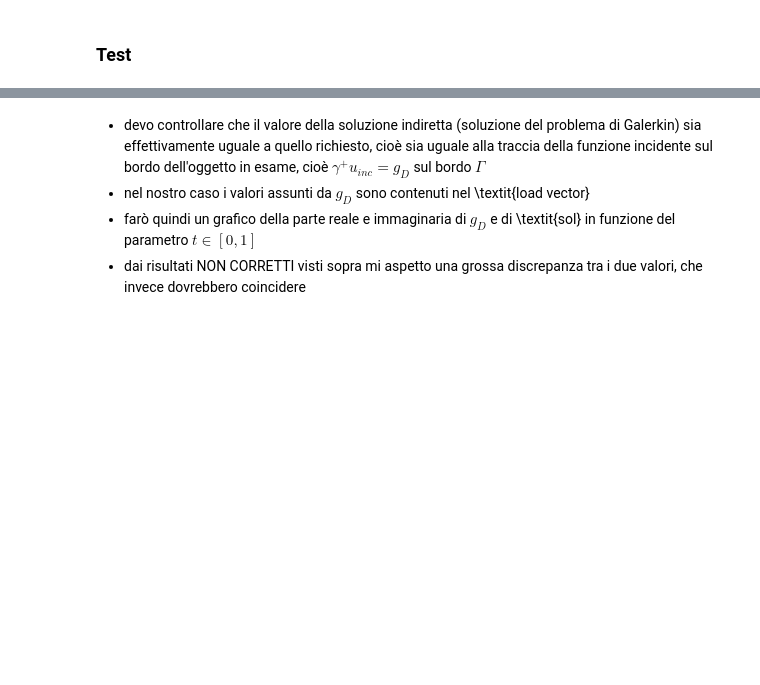
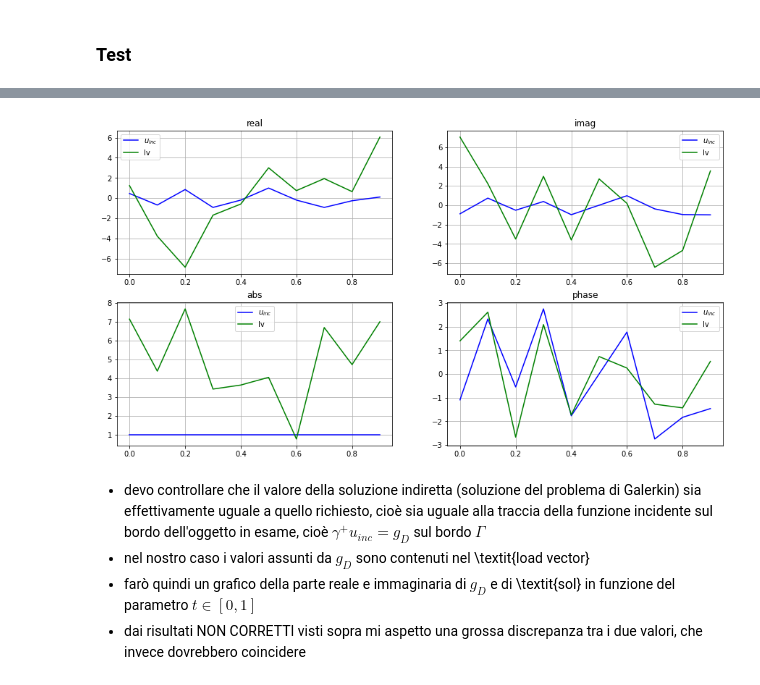
Before and after one commit to EliaStocco/Bspline, a Jupyter notebook: python/BEM-triangle.ipynb, the cells around one changed output, grey strips where cells are left out. Saved outputs shown, nothing was run; the diff lists cells and outputs as text; code cells hidden in the pictures; blank space fills up the shorter version.

```diff
--- a/python/BEM-triangle.ipynb
+++ b/python/BEM-triangle.ipynb
@@ -486,7 +483,7 @@ T = np.linspace(xminBs,xmaxBs,NN,endpoint=False)
 xy   = bs.evaluate(T)
 uinc = plane_wave(xy)
 # %%
-READ = True
+READ = False
 SAVE = False
 
 file = file_dir+"test-slp-basis-plane_wave-"+suffix
@@ -497,7 +494,7 @@ if os.path.exists(file) and READ == True :
     slpB = test.load("slp-BEM",file)
 
 else :
-    opts = opts={"ready_slp_BEM":False,"copy_slp_BEM":False,"print":True}
+    opts = opts={"ready_slp_BEM":False,"copy_slp_BEM":False,"print":True,"delta":[100]}
     slpB = test.single_layer_potential_basis_BEM(XY=xy,k=wavevector,opts=opts)
     if SAVE == True :
         test.save("slp-BEM",file)
@@ -504,9 +506,8 @@ else :
 # %%
-opts = opts={"print":True,"ready_sol_BEM":False}
-ind_sol = test.indirect_solution_BEM()
+opts = {"print":True,"ready_sol_BEM":False,"copy_sol_BEM":False}
 sol = test.single_layer_potential_BEM(sol=ind_sol,slpB=slpB,XY=xy,k=wavevector,opts=opts)
 # %%
-lv = test.load_vector_BEM()
+#lv = test.load_vector_BEM()
 # %%
 temp = test._scalar()
 temp.properties["dtype"] = np.complex
@@ -516,12 +517,13 @@ for i in ind_sol.index :
     temp.set_cp(i,lv.at[i,"cp"])
 # %%
 index = sol.index
-columns = ["t","x","y","uinc","lv","trace"]
+columns = ["t","x","y","uinc","trace"]
 df = pd.DataFrame(index=index,columns=columns)
 df["t"] = T
 df["x"] = xy[:,0]
 df["y"] = xy[:,1]
 df["uinc"] = uinc
-df["lv"] = temp.evaluate(T)
+#df["lv"] = temp.evaluate(T)
 df["trace"] = sol["value"]
+df["trace"] = [np.complex(i) for i in df["trace"]]
 df.head()
@@ -540,44 +537,47 @@ plt.show()
 # %%
+#
 fig = plt.figure ( 0 , figsize = ( 15, 8 ) )
 
 #real
 ax = fig.add_subplot(221)#, projection='3d')
 ax.plot(df["t"],np.real(df["uinc"]),color="blue",label="$u_{inc}$")
-ax.plot(df["t"],np.real(df["lv"]),color="green",label="lv")
+ax.plot(df["t"],np.real(df["trace"]),color="green",label="lv")
 #ax.plot(df["t"],np.real(df["trace"]),color="red",label="trace")
 plt.title("real")
 plt.grid(True)
 plt.legend()
 
 #imag
 ax = fig.add_subplot(222)#, projection='3d')
 ax.plot(df["t"],np.imag(df["uinc"]),color="blue",label="$u_{inc}$")
-ax.plot(df["t"],np.imag(df["lv"]),color="green",label="lv")
+ax.plot(df["t"],np.imag(df["trace"]),color="green",label="lv")
 #ax.plot(df["t"],np.imag(df["trace"]),color="red",label="trace")
-plt.title("real")
+plt.title("imag")
 plt.grid(True)
 plt.legend()
 
 
 #real
 ax = fig.add_subplot(223)#, projection='3d')
 ax.plot(df["t"],np.absolute(df["uinc"]),color="blue",label="$u_{inc}$")
-ax.plot(df["t"],np.absolute(df["lv"]),color="green",label="lv")
+ax.plot(df["t"],np.absolute(df["trace"]),color="green",label="lv")
 #ax.plot(df["t"],np.real(df["trace"]),color="red",label="trace")
 plt.title("abs")
 plt.grid(True)
 plt.legend()
 
 #imag
 ax = fig.add_subplot(224)#, projection='3d')
 ax.plot(df["t"],np.angle(df["uinc"]),color="blue",label="$u_{inc}$")
-ax.plot(df["t"],np.angle(df["lv"]),color="green",label="lv")
+ax.plot(df["t"],np.angle(df["trace"]),color="green",label="lv")
 #ax.plot(df["t"],np.imag(df["trace"]),color="red",label="trace")
 plt.title("phase")
 plt.grid(True)
 plt.legend()
 
 plt.show()
+# %% [output]
+[figure, added]
 # %% [markdown]
 - devo controllare che il valore della soluzione indiretta (soluzione del problema di Galerkin) sia effettivamente uguale a quello richiesto, cioè sia uguale alla traccia della funzione incidente sul bordo dell'oggetto in esame, cioè $\gamma^+ u_{inc}=g_D$ sul bordo $\Gamma$
 - nel nostro caso i valori assunti da $g_D$ sono contenuti nel \textit{load vector}
```
Also changed, not shown: parts of 29 cells of this notebook, 39 other files.
